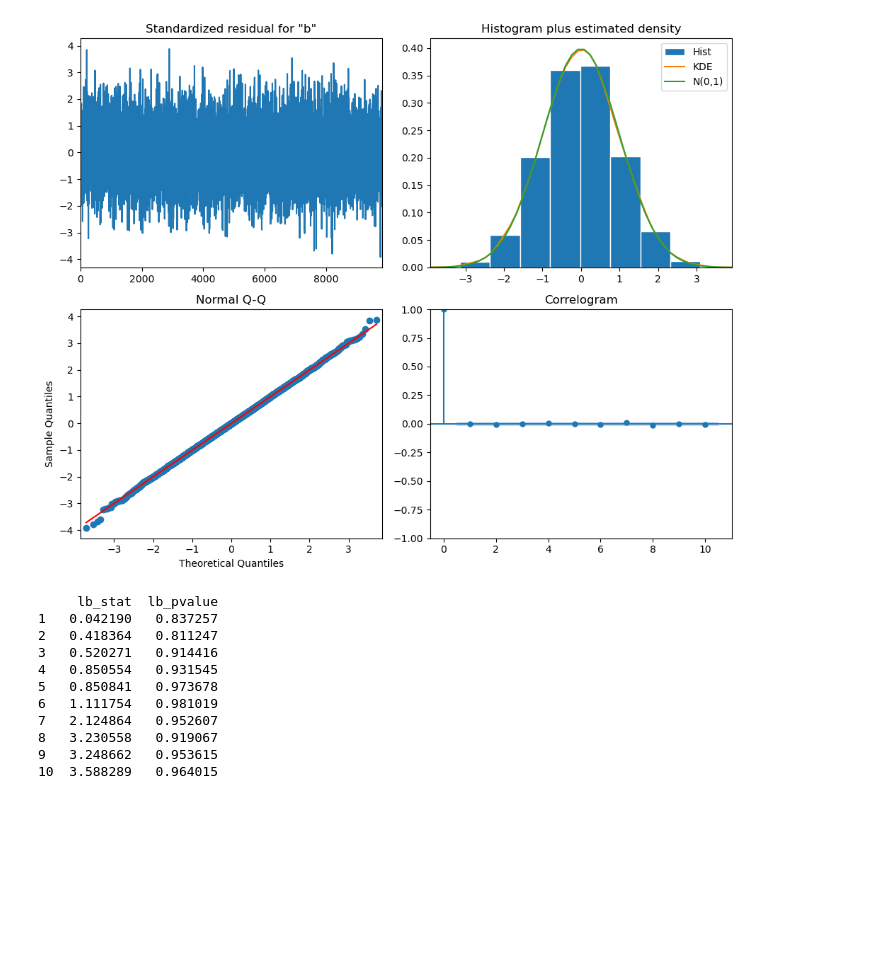
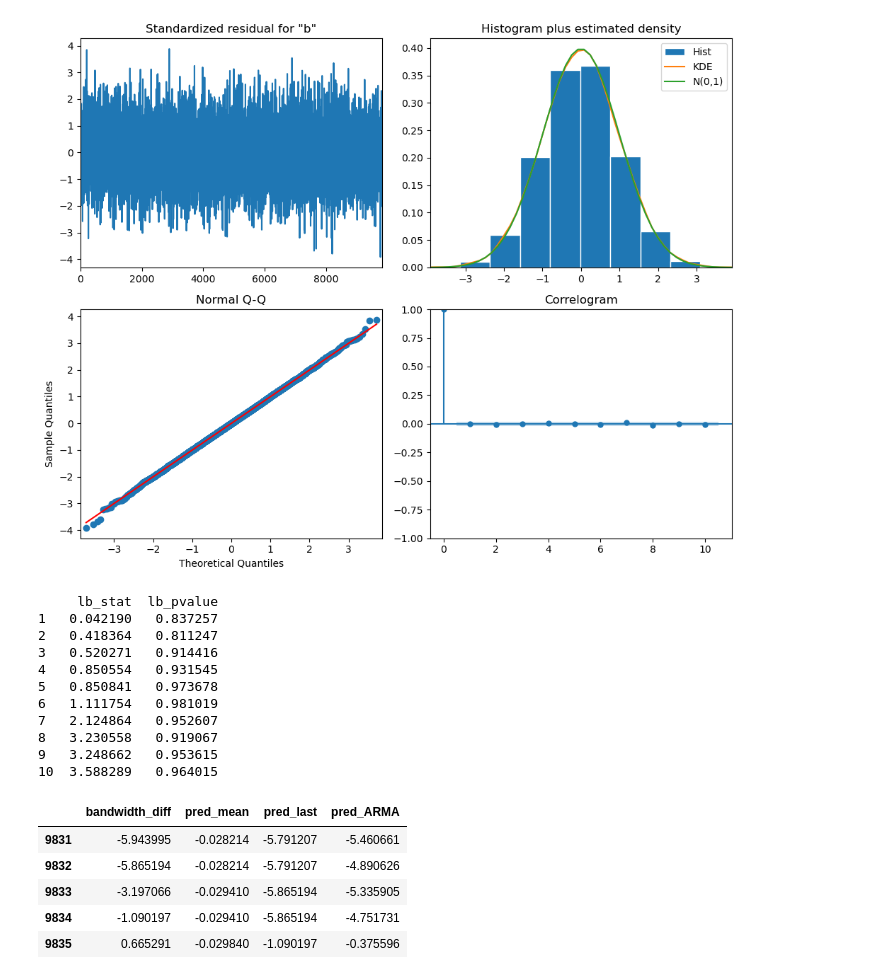
Before and after one commit to Alexa201228/timeseriesPracticeML, a Jupyter notebook: ARMA_model.ipynb, the cells around one changed output. Saved outputs shown, nothing was run; the diff lists cells and outputs as text; code cells hidden in the pictures; blank space fills up the shorter version.

```diff
--- a/ARMA_model.ipynb
+++ b/ARMA_model.ipynb
@@ -288,0 +325,23 @@ print(ljungbox_df)
+# %%
+pred_df = test.copy()
+
+TRAIN_LEN = len(train)
+HORIZON = len(test)
+WINDOW = 2
+
+pred_mean = rolling_forecast(diff_bandwidth_df, TRAIN_LEN, HORIZON, WINDOW, "mean")
+pred_last_value = rolling_forecast(diff_bandwidth_df, TRAIN_LEN, HORIZON, WINDOW, "last")
+pred_ARMA = rolling_forecast(diff_bandwidth_df, TRAIN_LEN, HORIZON, WINDOW, "ARMA")
+
+test.loc[:, "pred_mean"] = pred_mean
+test.loc[:, "pred_last"] = pred_last_value
+test.loc[:, "pred_ARMA"] = pred_ARMA
+
+test.head()
+# %% [output]
+|  | bandwidth_diff | pred_mean | pred_last | pred_ARMA |
+| 9831 | -5.943995 | -0.028214 | -5.791207 | -5.460661 |
+| 9832 | -5.865194 | -0.028214 | -5.791207 | -4.890626 |
+| 9833 | -3.197066 | -0.029410 | -5.865194 | -5.335905 |
+| 9834 | -1.090197 | -0.029410 | -5.865194 | -4.751731 |
+| 9835 | 0.665291 | -0.029840 | -1.090197 | -0.375596 |
```
Also changed, not shown: parts of 8 cells of this notebook.
